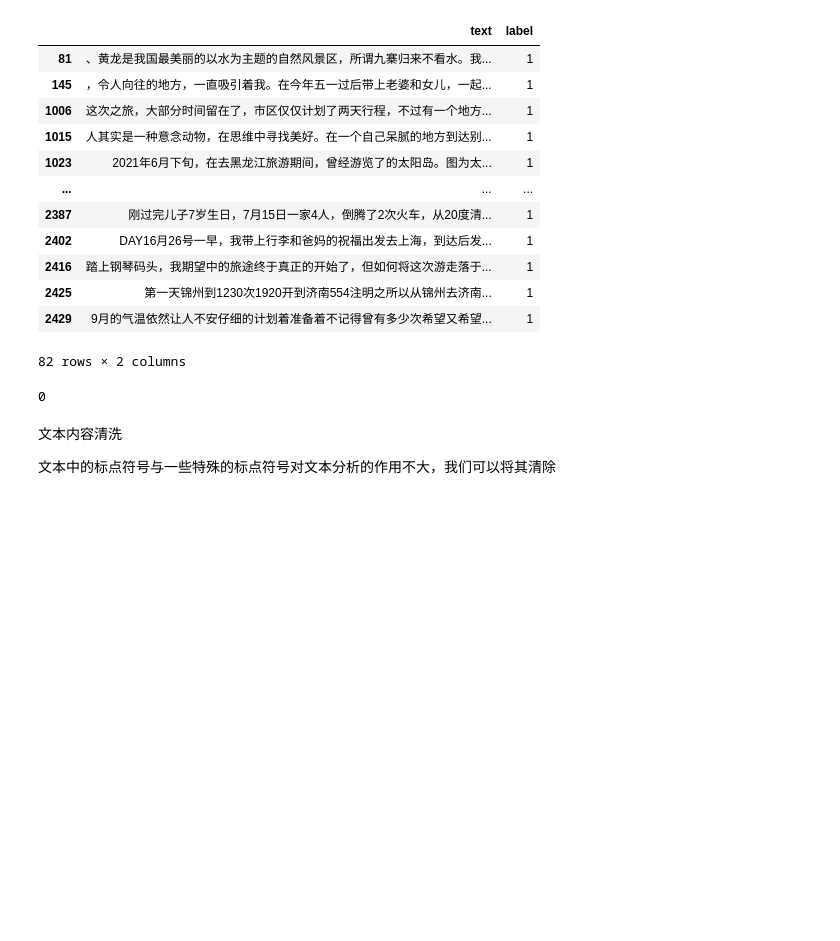
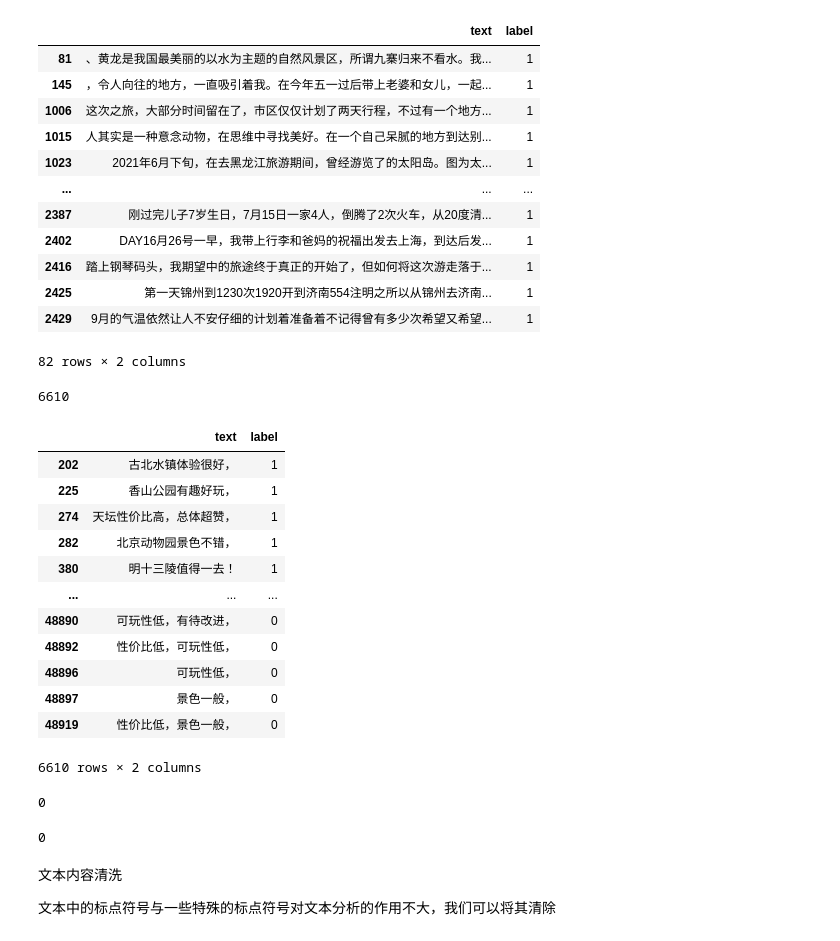
Before and after one commit to ChocolateLi/Pytorch, a Jupyter notebook: SentimentAnalysis/model/data_preprocessing.ipynb, the cells around one changed output. Drawn from its saved outputs; the diff is of its cells as text; code cells hidden in the pictures; blank space fills up the shorter version.

```diff
--- a/SentimentAnalysis/model/data_preprocessing.ipynb
+++ b/SentimentAnalysis/model/data_preprocessing.ipynb
@@ -3,6 +3,8 @@ import numpy as np
 import pandas as pd
 # %%
 texts = pd.read_csv('../pre_data/dataset.csv')
+# %%
+texts = pd.read_csv('./data/Beijing_travel_comment.csv')
 # %%
 # 显示前五行看看数据长啥样
 display(texts.head())
@@ -46,12 +65,37 @@ display(texts[texts.duplicated()])
 | 2425 | 第一天锦州到1230次1920开到济南554注明之所以从锦州去济南... | 1 |
 | 2429 | 9月的气温依然让人不安仔细的计划着准备着不记得曾有多少次希望又希望... | 1 |
 82 rows × 2 columns
+# %%
+# 重复值处理
+print(texts.duplicated().sum())
+display(texts[texts.duplicated()])
+# %% [output]
+6610
+|  | text | label |
+| 202 | 古北水镇体验很好， | 1 |
+| 225 | 香山公园有趣好玩， | 1 |
+| 274 | 天坛性价比高，总体超赞， | 1 |
+| 282 | 北京动物园景色不错， | 1 |
+| 380 | 明十三陵值得一去！ | 1 |
+| ... | ... | ... |
+| 48890 | 可玩性低，有待改进， | 0 |
+| 48892 | 性价比低，可玩性低， | 0 |
+| 48896 | 可玩性低， | 0 |
+| 48897 | 景色一般， | 0 |
+| 48919 | 性价比低，景色一般， | 0 |
+6610 rows × 2 columns
 # %%
 # 删除重复值，并检测是否成功
 texts.drop_duplicates(inplace=True)
 print(texts.duplicated().sum())
 # %% [output]
 0
+# %%
+# 删除重复值，并检测是否成功
+texts.drop_duplicates(inplace=True)
+print(texts.duplicated().sum())
+# %% [output]
+0
 # %% [markdown]
 文本内容清洗
 
```
Also changed, not shown: parts of 17 cells of this notebook, 29 other files.
